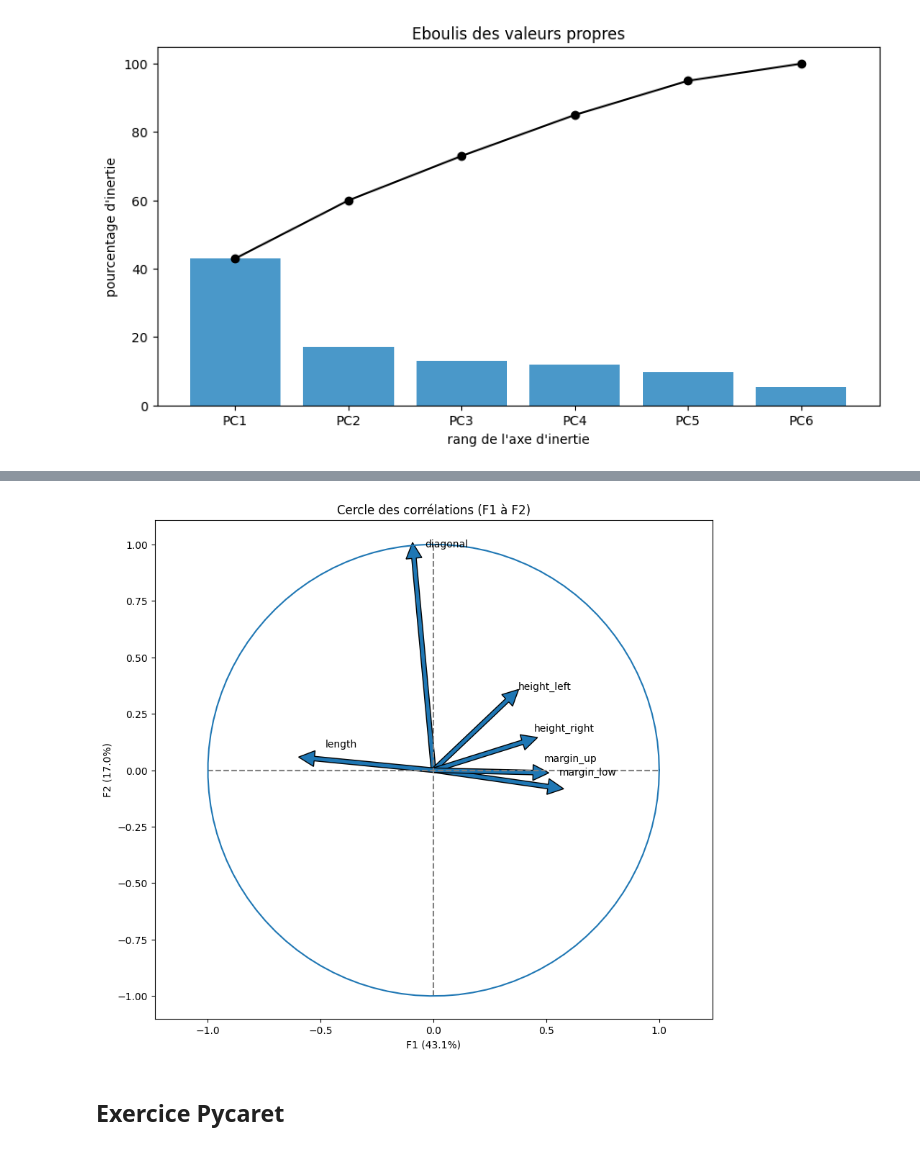
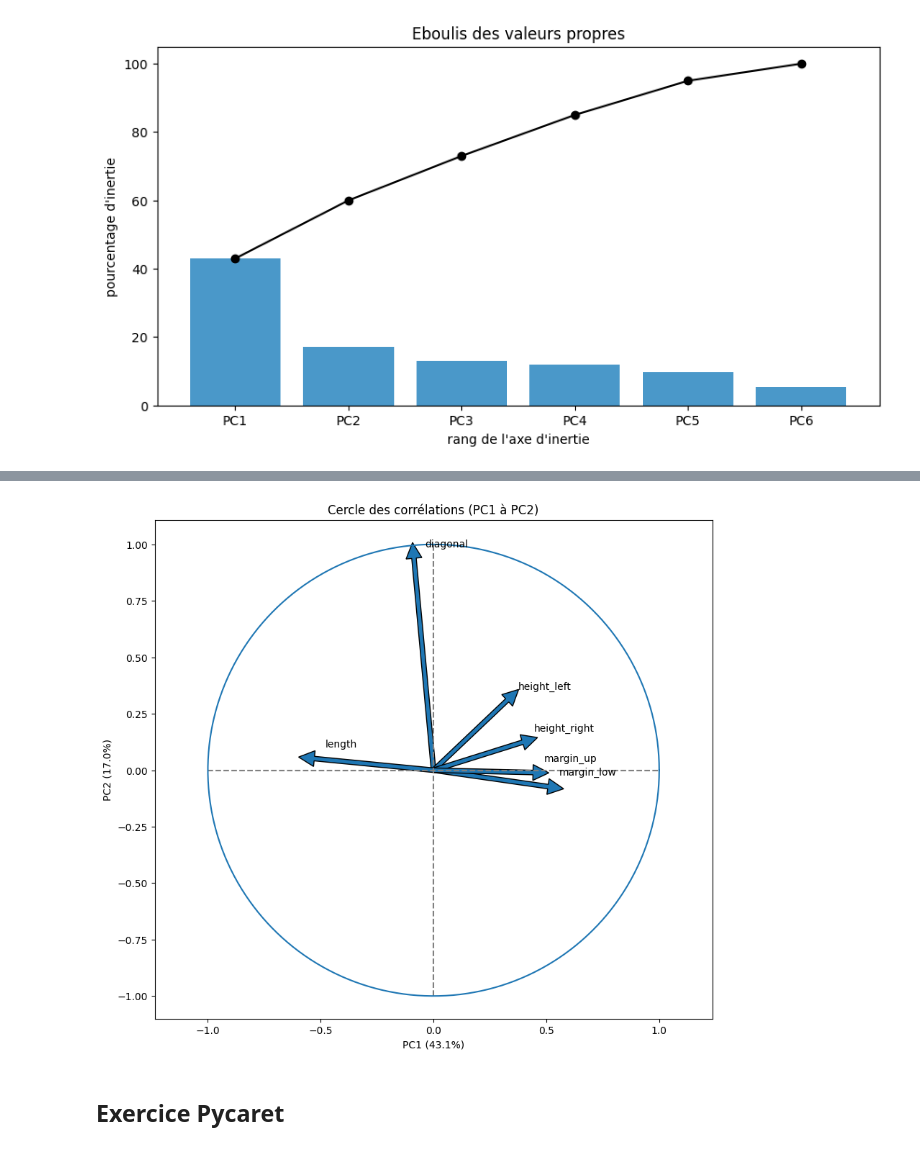
Before and after one commit to Melobgn/Veille-algorithmes-ML, a Jupyter notebook: Exo_global/exercices.ipynb, the cells around one changed output, grey strips where cells are left out. Drawn from its saved outputs; the diff is of its cells as text; code cells hidden in the pictures.

```diff
--- a/Exo_global/exercices.ipynb
+++ b/Exo_global/exercices.ipynb
@@ -88,39 +99,39 @@ pca.components_.shape
 # %%
-features = data[data.columns[1:]].columns
-x, y = 0,1
+features = data[data.columns[1:]].columns  # toutes les varaibles sauf la target
+x, y = 0,1 # indices correspondant à PC1 et PC2
 
 fig, ax = plt.subplots(figsize=(10, 9))
-for i in range(0, pca.components_.shape[1]):
-    ax.arrow(0,
-             0,  # Start the arrow at the origin
-             pca.components_[0, i],  #0 for PC1
-             pca.components_[1, i],  #1 for PC2
-             head_width=0.07,
-             head_length=0.07,
-             width=0.02,              )
+for i in range(0, pca.components_.shape[1]):  # on choisit toutes les variables
+    ax.arrow(0, # abscisse de départ de la flèceh (ici l'origine)
+             0,  # ordonnée de départ de la flèche (ici l'origine)
+             pca.components_[x, i],  # coordonnée de la flèche sur PC1
+             pca.components_[y, i],  # coordonnée de la flèche sur PC2
+             head_width=0.07, # Largeur de la tête de la flèche
+             head_length=0.07, # Longueur de la tête de la flèche
+             width=0.02,) # Largeur du corps de la flèche
 
     plt.text(pca.components_[0, i] + 0.05,
              pca.components_[1, i] + 0.05,
              features[i])
 
 # affichage des lignes horizontales et verticales
-plt.plot([-1, 1], [0, 0], color='grey', ls='--')
-plt.plot([0, 0], [-1, 1], color='grey', ls='--')
+plt.plot([-1, 1], [0, 0], color='grey', ls='--') # trace l'axe horizontal en faisant passer par les points (-1,0) et (1,0)
+plt.plot([0, 0], [-1, 1], color='grey', ls='--') # trace l'axe vertical en faisant passer par les points (0,1) et (0,-1)
 
 
 # nom des axes, avec le pourcentage d'inertie expliqué
-plt.xlabel('F{} ({}%)'.format(x+1, round(100*pca.explained_variance_ratio_[x],1)))
-plt.ylabel('F{} ({}%)'.format(y+1, round(100*pca.explained_variance_ratio_[y],1)))
+plt.xlabel('PC{} ({}%)'.format(x+1, round(100*pca.explained_variance_ratio_[x],1)))
+plt.ylabel('PC{} ({}%)'.format(y+1, round(100*pca.explained_variance_ratio_[y],1)))
 
-plt.title("Cercle des corrélations (F{} à F{})".format(x+1, y+1))
+plt.title("Cercle des corrélations (PC{} à PC{})".format(x+1, y+1))
 
 
-an = np.linspace(0, 2 * np.pi, 100)
-plt.plot(np.cos(an), np.sin(an))  # Add a unit circle for scale
+an = np.linspace(0, 2 * np.pi, 200)
+plt.plot(np.cos(an), np.sin(an))
 plt.axis('equal')
 plt.show(block=False)
 # %% [output]
-[figure, old version]
+[figure, new version]
 # %% [markdown]
 ## Exercice Pycaret
 # %% [markdown]
```
Also changed, not shown: parts of 1 cell of this notebook.
